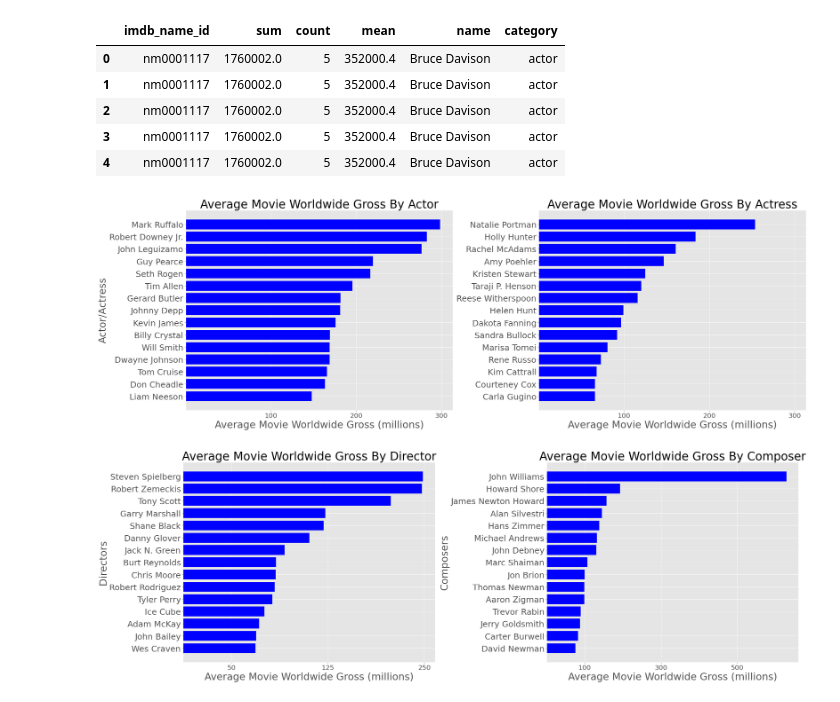
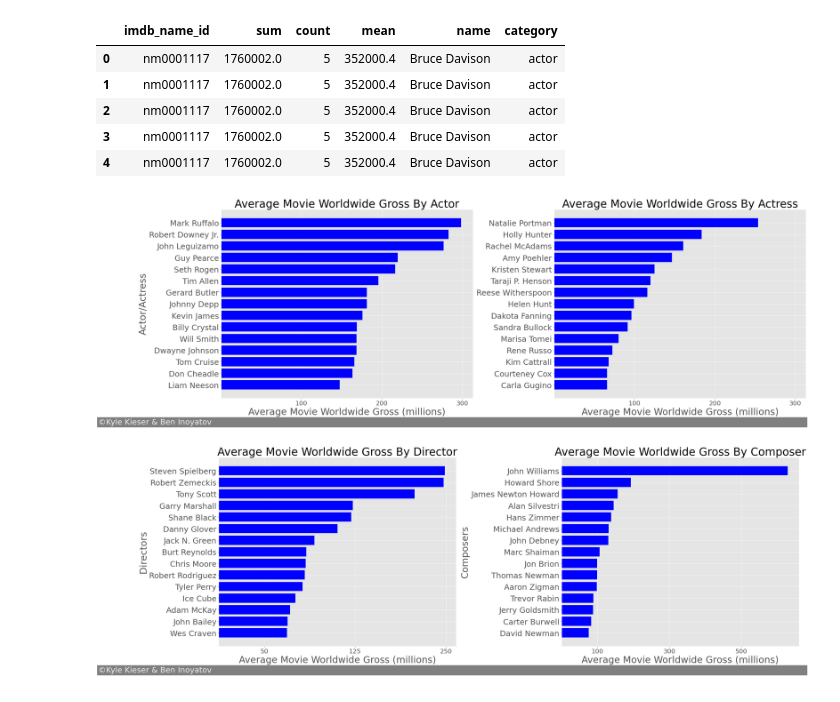
Before and after one commit to Kkies/movie-market-analysis, a Jupyter notebook: best crew members.ipynb, the cells around one changed output. Cells and saved outputs as stored; diff of their text form; code cells hidden in the pictures.

```diff
--- a/best crew members.ipynb
+++ b/best crew members.ipynb
@@ -103,32 +103,35 @@ total.drop_duplicates(inplace=True)
 # %%
 style.use('ggplot')
 
 fig, (ax1, ax2) = plt.subplots(1,2, sharex=True, figsize=(30,10))
 
 x = total.query("category == 'actor'")['name'].tail(15)
 y = total.query("category == 'actor'")['mean'].tail(15)
 ax1.set_title('Actors to Scout For')
 ax1.barh(x, y, color='b')
 
 a = total.query("category == 'actress'")['name'].tail(15)
 b = total.query("category == 'actress'")['mean'].tail(15)
 ax2.barh(a, b, color='b')
 
 ax1.set_xlabel('Average Movie Worldwide Gross (millions)', fontsize=30)
 ax1.set_title('Average Movie Worldwide Gross By Actor', fontsize=35)
 ax2.set_title('Average Movie Worldwide Gross By Actress', fontsize=35)
 ax2.set_xlabel('Average Movie Worldwide Gross (millions)', fontsize=30)
 ax1.set_ylabel('Actor/Actress', fontsize=30)
 ax1.set_xticks(np.linspace(150_000_000, 450_000_000, num=3), )
 ax2.set_xticklabels([100,200,300], fontsize=20)
 ax1.set_xticklabels([100,200,300], fontsize=20)
 ax1.set_yticklabels(labels = x, fontsize=25)
 ax2.set_yticklabels(labels = a, fontsize=25)
 plt.tight_layout()
-fig.savefig('ASubplots.png');
+fig.text(x = -0.055, y = -0.02,
+    s = '©Kyle Kieser & Ben Inoyatov                                                                                                                                                                                                                                              ',
+         fontsize = 25, color = '#f0f0f0', backgroundcolor = 'gray');
+fig.savefig('ASubplots.png', bbox_inches='tight');
 plt.show();
 # %% [output]
-[figure, old version]
+[figure, new version]
 # %%
 style.use('ggplot')
 
@@ -157,7 +160,10 @@ ax4.set_xticklabels([100, 300, 500], fontsize=20)
 ax3.set_yticklabels(i, fontsize=25)
 ax4.set_yticklabels(f, fontsize=25)
 plt.tight_layout()
+fig1.text(x = -0.055, y = -0.02,
+    s = '©Kyle Kieser & Ben Inoyatov                                                                                                                                                                                                                                              ',
+         fontsize = 25, color = '#f0f0f0', backgroundcolor = 'gray');
 fig1.savefig('Director_Composer_Subplot.png');
 plt.show();
 # %% [output]
-[figure, old version]
+[figure, new version]
```
Also changed, not shown: 4 other files.
